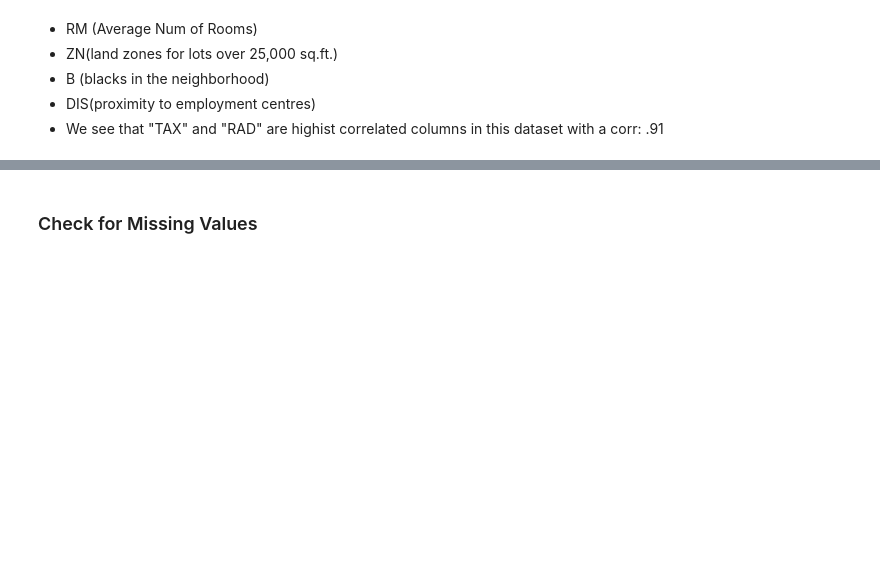
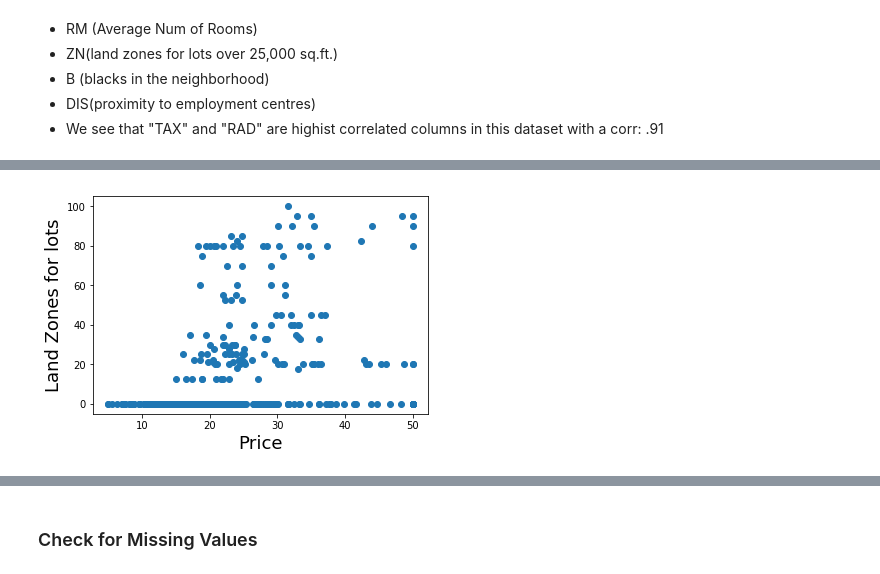
Before and after one commit to Andre-Williams22/DS-2.1-Machine-Learning, a Jupyter notebook: Homework/Boston_Housing Linear-Regression.ipynb, the cells around one changed output, grey strips where cells are left out. Cells and saved outputs as stored; diff of their text form; code cells hidden in the pictures; blank space fills up the shorter version.

```diff
--- a/Homework/Boston_Housing Linear-Regression.ipynb
+++ b/Homework/Boston_Housing Linear-Regression.ipynb
@@ -99,0 +107,7 @@ corr.style.background_gradient(cmap = 'coolwarm') # let's color code correlation
+# %%
+plt.scatter(bos['PRICE'],bos['ZN'])
+plt.xlabel('Price',size=18)
+plt.ylabel('Land Zones for lots',size=18)
+plt.show()
+# %% [output]
+[figure, added]
```
Also changed, not shown: parts of 9 cells of this notebook.
